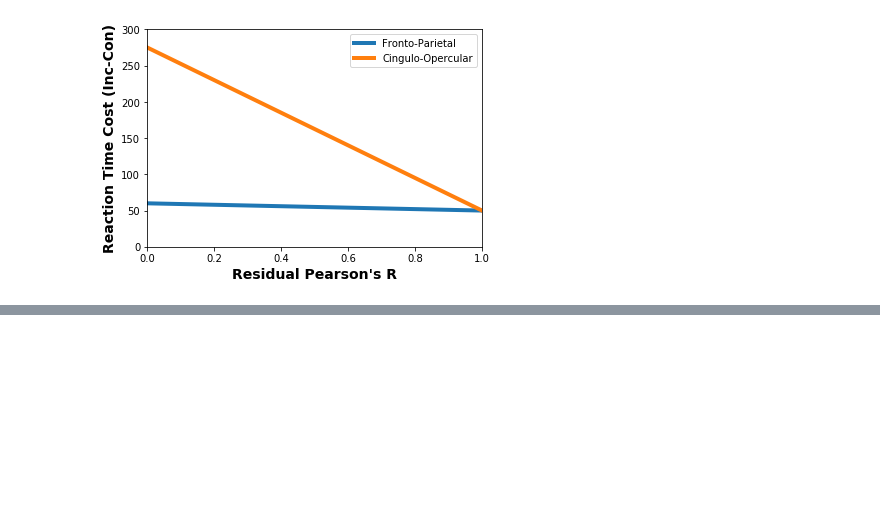
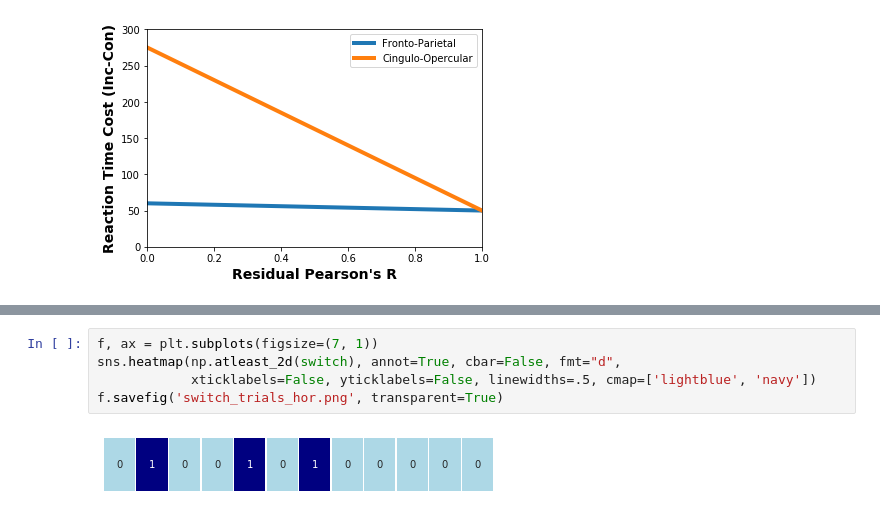
Before and after one commit to jdkent/theses, a Jupyter notebook: notebooks/Predicitions.ipynb, the cells around one changed output, grey strips where cells are left out. Drawn from its saved outputs; the diff is of its cells as text; blank space fills up the shorter version.

```diff
--- a/notebooks/Predicitions.ipynb
+++ b/notebooks/Predicitions.ipynb
@@ -147,0 +198,7 @@ plt.savefig('../img/Aim3/predict_residuals_rt_cost_spc.png')
+# %%
+f, ax = plt.subplots(figsize=(7, 1))
+sns.heatmap(np.atleast_2d(switch), annot=True, cbar=False, fmt="d",
+            xticklabels=False, yticklabels=False, linewidths=.5, cmap=['lightblue', 'navy'])
+f.savefig('switch_trials_hor.png', transparent=True)
+# %% [output]
+[figure, added]
```
Also changed, not shown: parts of 72 cells of this notebook, 42 other files.
